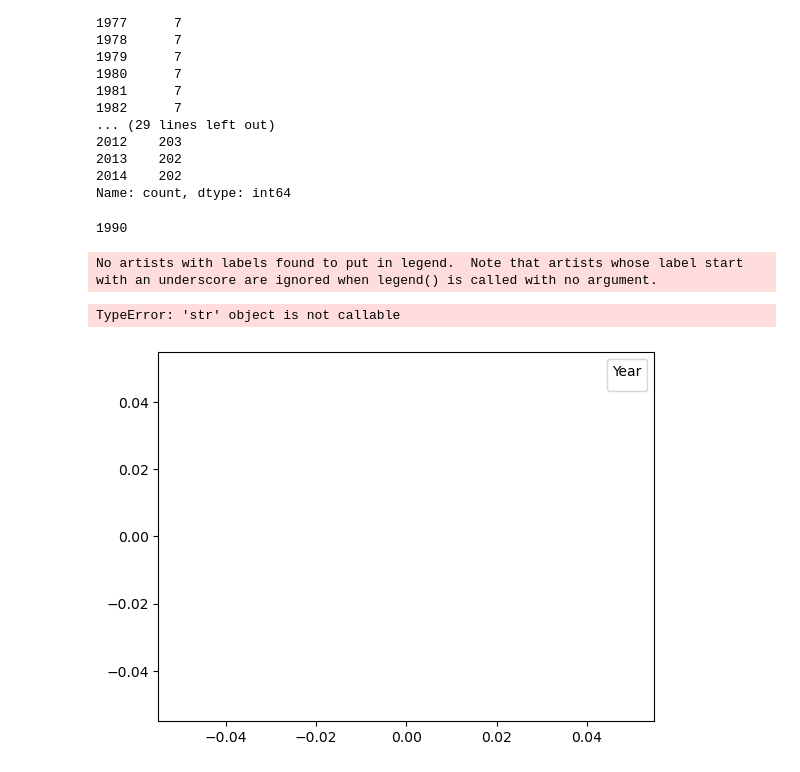
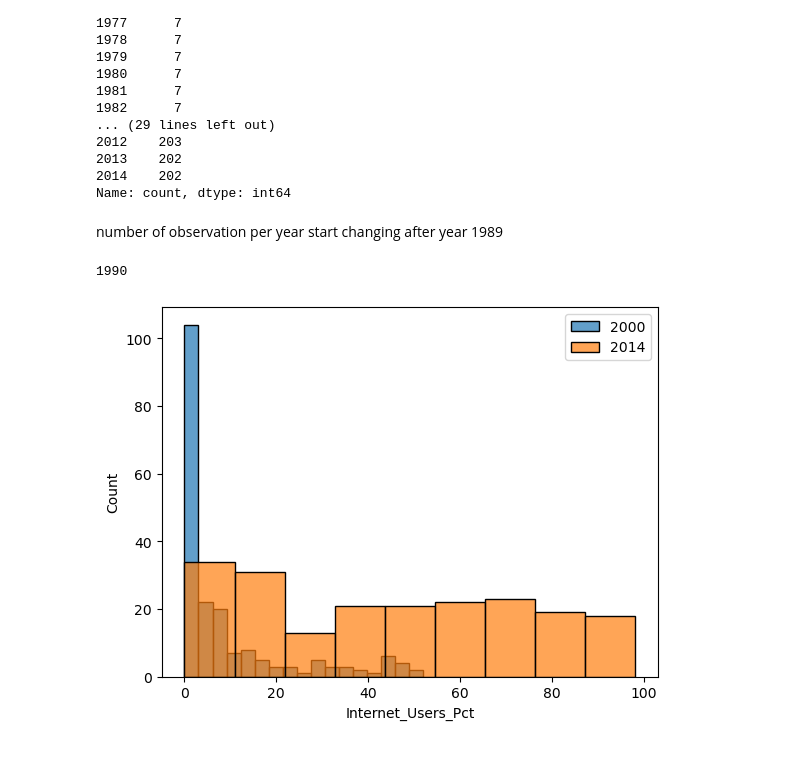
Before and after one commit to NSS-Data-Analytics-Cohort-10/gdp-and-internet-usage-Eliab16, a Jupyter notebook: notebooks/python1.ipynb, the cells around one changed output. Drawn from its saved outputs; the diff is of its cells as text; code cells hidden in the pictures.

```diff
--- a/notebooks/python1.ipynb
+++ b/notebooks/python1.ipynb
@@ -344,6 +356,8 @@ Year
 2013    202
 2014    202
 Name: count, dtype: int64
+# %% [markdown]
+number of observation per year start changing after year 1989
 # %%
 # 17 What is the first year to have a non-zero internet users percentage value?
 internet_df_non_zero = internet_df[internet_df['Internet_Users_Pct'] > 0]
@@ -354,17 +368,13 @@ print(first_year)
 # %%
 # 18How does the distribution of internet users percent differ for 2000 and 2014?
 internet_df_2020 = internet_df[internet_df['Year'] == 2000]
 internet_df_2014 = internet_df[internet_df['Year'] == 2014]
-sns.histplot(internet_df_2020['Internet_Users_Pct'],kde=True,label='2000')
-sns.histplot(internet_df_2014['Internet_Users_Pct'],kde=True,label='2014')
-plt.legend(title='Year')
-plt.title('Distribution of Internet Users percentage for 2000 and 2014' )
-plt.xlabel('Internet_Users_Pct')
+sns.histplot(internet_df_2020['Internet_Users_Pct'],label='2000',alpha=0.7)
+sns.histplot(internet_df_2014['Internet_Users_Pct'],label='2014',alpha=0.7)
+plt.legend()
 plt.show()
 # %% [output]
-No artists with labels found to put in legend.  Note that artists whose label start with an underscore are ignored when legend() is called with no argument.
-TypeError: 'str' object is not callable
-[figure, old version]
+[figure, new version]
 # %%
 # 19For how many countries was the percentage of internet users below 5% in 2014?
 # below_5_percent_2014 = internet_df[(internet_df['Year']==2014)&(internet_df['Internet_Users_Pct'] < 5.0)]
```
Also changed, not shown: parts of 37 cells of this notebook.
